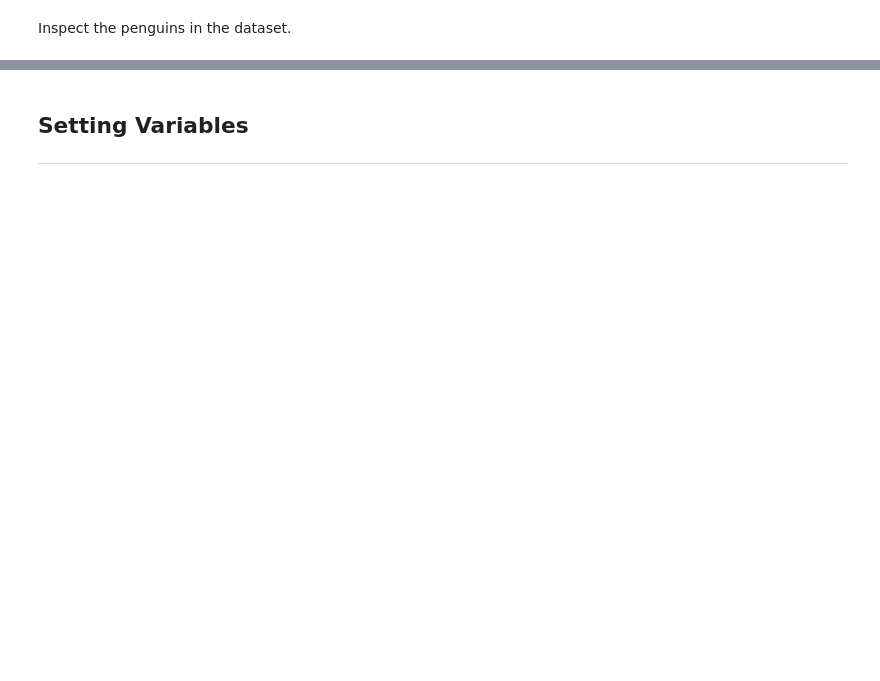
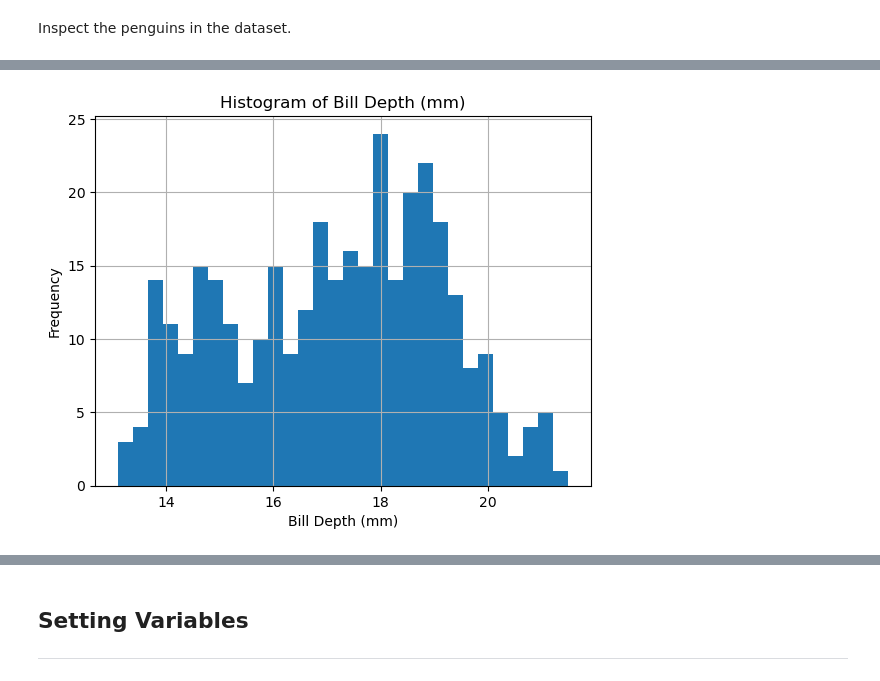
Before and after one commit to kronos164/Principles-of-Data-Analitics, a Jupyter notebook: penguings.ipynb, the cells around one changed output, grey strips where cells are left out. Cells and saved outputs as stored; diff of their text form; code cells hidden in the pictures; blank space fills up the shorter version.

```diff
--- a/penguings.ipynb
+++ b/penguings.ipynb
@@ -203,0 +234,9 @@ dtype: object
+# %%
+# Create a histogram for Bill Depth (mm)
+penguins_dataset['bill_depth_mm'].hist(bins=30)
+plt.title('Histogram of Bill Depth (mm)')
+plt.xlabel('Bill Depth (mm)')
+plt.ylabel('Frequency')
+plt.show()
+# %% [output]
+[figure, added]
```
Also changed, not shown: parts of 31 cells of this notebook.
